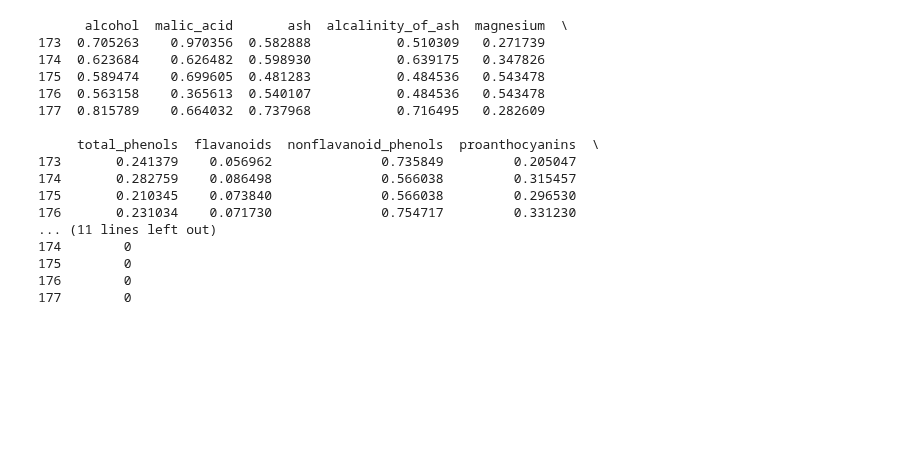
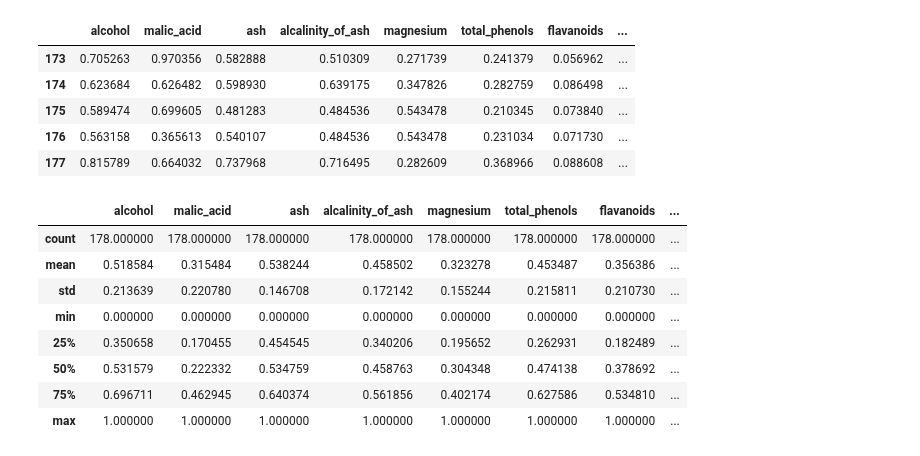
Before and after one commit to MukheetIIT/ML_Assignment1_4Q, a Jupyter notebook: MaxMIN.ipynb, the cells around one changed output. Cells and saved outputs as stored; diff of their text form; code cells hidden in the pictures; blank space fills up the shorter version.

```diff
--- a/MaxMIN.ipynb
+++ b/MaxMIN.ipynb
@@ -42,20 +61,21 @@ print(scaled_df.head())
-# %%
-print(scaled_df.tail())
-# %% [output]
-      alcohol  malic_acid       ash  alcalinity_of_ash  magnesium  \
-173  0.705263    0.970356  0.582888           0.510309   0.271739
-174  0.623684    0.626482  0.598930           0.639175   0.347826
-175  0.589474    0.699605  0.481283           0.484536   0.543478
-176  0.563158    0.365613  0.540107           0.484536   0.543478
-177  0.815789    0.664032  0.737968           0.716495   0.282609
-
-     total_phenols  flavanoids  nonflavanoid_phenols  proanthocyanins  \
-173       0.241379    0.056962              0.735849         0.205047
-174       0.282759    0.086498              0.566038         0.315457
-175       0.210345    0.073840              0.566038         0.296530
-176       0.231034    0.071730              0.754717         0.331230
-... (11 lines left out)
-174        0
-175        0
-176        0
-177        0
+# %%
+scaled_df.tail()
+# %% [output]
+|  | alcohol | malic_acid | ash | alcalinity_of_ash | magnesium | total_phenols | flavanoids | ... |
+| 173 | 0.705263 | 0.970356 | 0.582888 | 0.510309 | 0.271739 | 0.241379 | 0.056962 | ... |
+| 174 | 0.623684 | 0.626482 | 0.598930 | 0.639175 | 0.347826 | 0.282759 | 0.086498 | ... |
+| 175 | 0.589474 | 0.699605 | 0.481283 | 0.484536 | 0.543478 | 0.210345 | 0.073840 | ... |
+| 176 | 0.563158 | 0.365613 | 0.540107 | 0.484536 | 0.543478 | 0.231034 | 0.071730 | ... |
+| 177 | 0.815789 | 0.664032 | 0.737968 | 0.716495 | 0.282609 | 0.368966 | 0.088608 | ... |
+# %%
+scaled_df.describe()
+# %% [output]
+|  | alcohol | malic_acid | ash | alcalinity_of_ash | magnesium | total_phenols | flavanoids | ... |
+| count | 178.000000 | 178.000000 | 178.000000 | 178.000000 | 178.000000 | 178.000000 | 178.000000 | ... |
+| mean | 0.518584 | 0.315484 | 0.538244 | 0.458502 | 0.323278 | 0.453487 | 0.356386 | ... |
+| std | 0.213639 | 0.220780 | 0.146708 | 0.172142 | 0.155244 | 0.215811 | 0.210730 | ... |
+| min | 0.000000 | 0.000000 | 0.000000 | 0.000000 | 0.000000 | 0.000000 | 0.000000 | ... |
+| 25% | 0.350658 | 0.170455 | 0.454545 | 0.340206 | 0.195652 | 0.262931 | 0.182489 | ... |
+| 50% | 0.531579 | 0.222332 | 0.534759 | 0.458763 | 0.304348 | 0.474138 | 0.378692 | ... |
+| 75% | 0.696711 | 0.462945 | 0.640374 | 0.561856 | 0.402174 | 0.627586 | 0.534810 | ... |
+| max | 1.000000 | 1.000000 | 1.000000 | 1.000000 | 1.000000 | 1.000000 | 1.000000 | ... |
```
Also changed, not shown: parts of 4 cells of this notebook.
